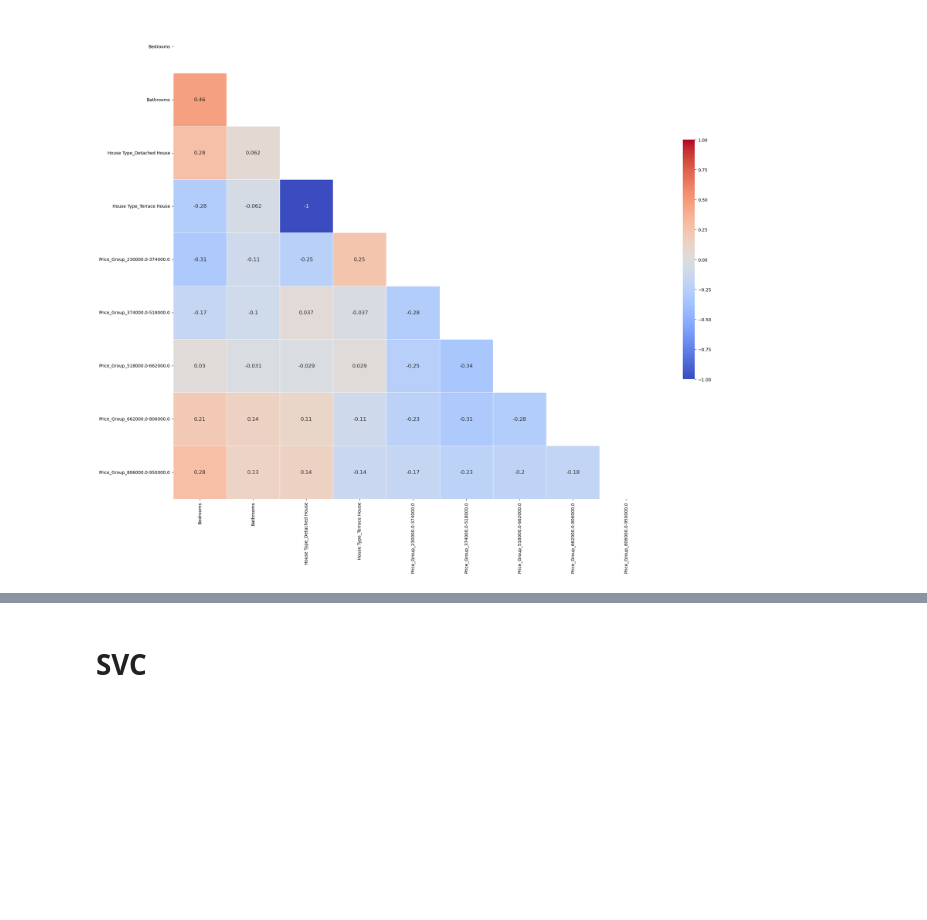
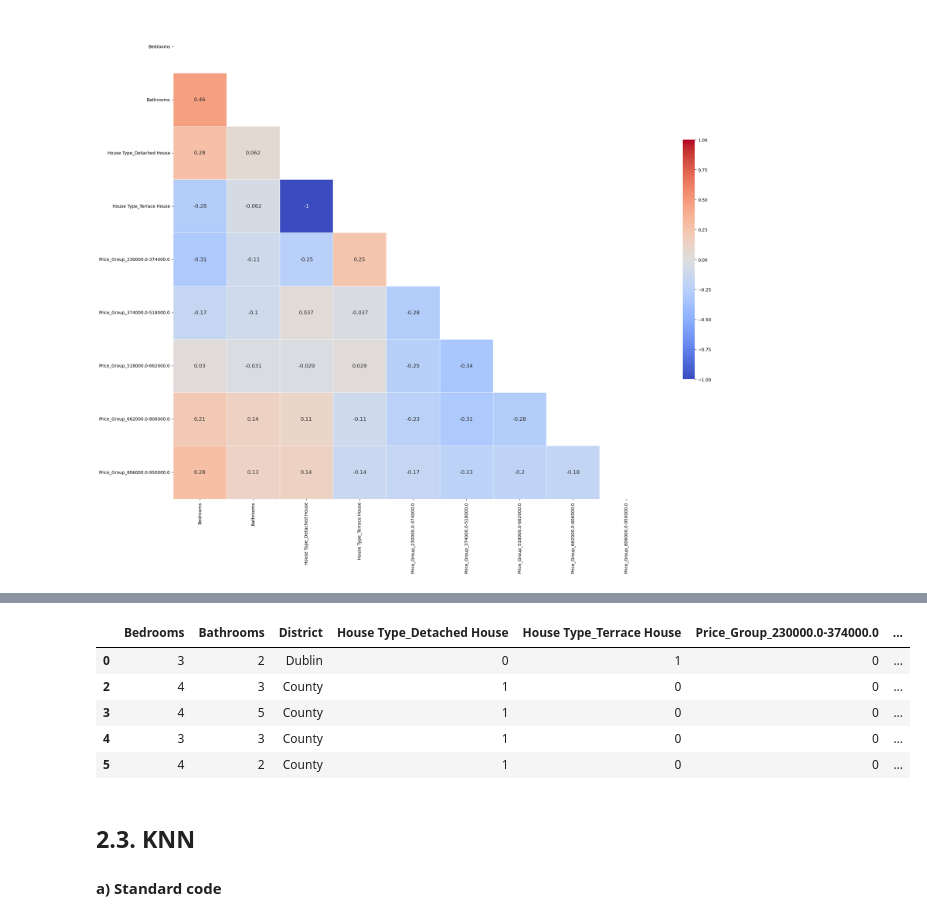
Before and after one commit to EsteraDA/CA2, a Jupyter notebook: ML/Dublin_House ML & Web Scraping.ipynb, the cells around one changed output, grey strips where cells are left out. Cells and saved outputs as stored; diff of their text form; code cells hidden in the pictures; blank space fills up the shorter version.

```diff
--- a/ML/Dublin_House ML & Web Scraping.ipynb
+++ b/ML/Dublin_House ML & Web Scraping.ipynb
@@ -478,2 +347,0 @@ Confusion Matrix:
-# %% [markdown]
-# SVC
@@ -576,0 +348,12 @@ print(confusion_mat_SVC3)
+# %%
+df_Dublin.head()
+# %% [output]
+|  | Bedrooms | Bathrooms | District | House Type_Detached House | House Type_Terrace House | Price_Group_230000.0-374000.0 | ... |
+| 0 | 3 | 2 | Dublin | 0 | 1 | 0 | ... |
+| 2 | 4 | 3 | County | 1 | 0 | 0 | ... |
+| 3 | 4 | 5 | County | 1 | 0 | 0 | ... |
+| 4 | 3 | 3 | County | 1 | 0 | 0 | ... |
+| 5 | 4 | 2 | County | 1 | 0 | 0 | ... |
+# %% [markdown]
+## 2.3. KNN
+#### a) Standard code
```
Also changed, not shown: parts of 67 cells of this notebook.
